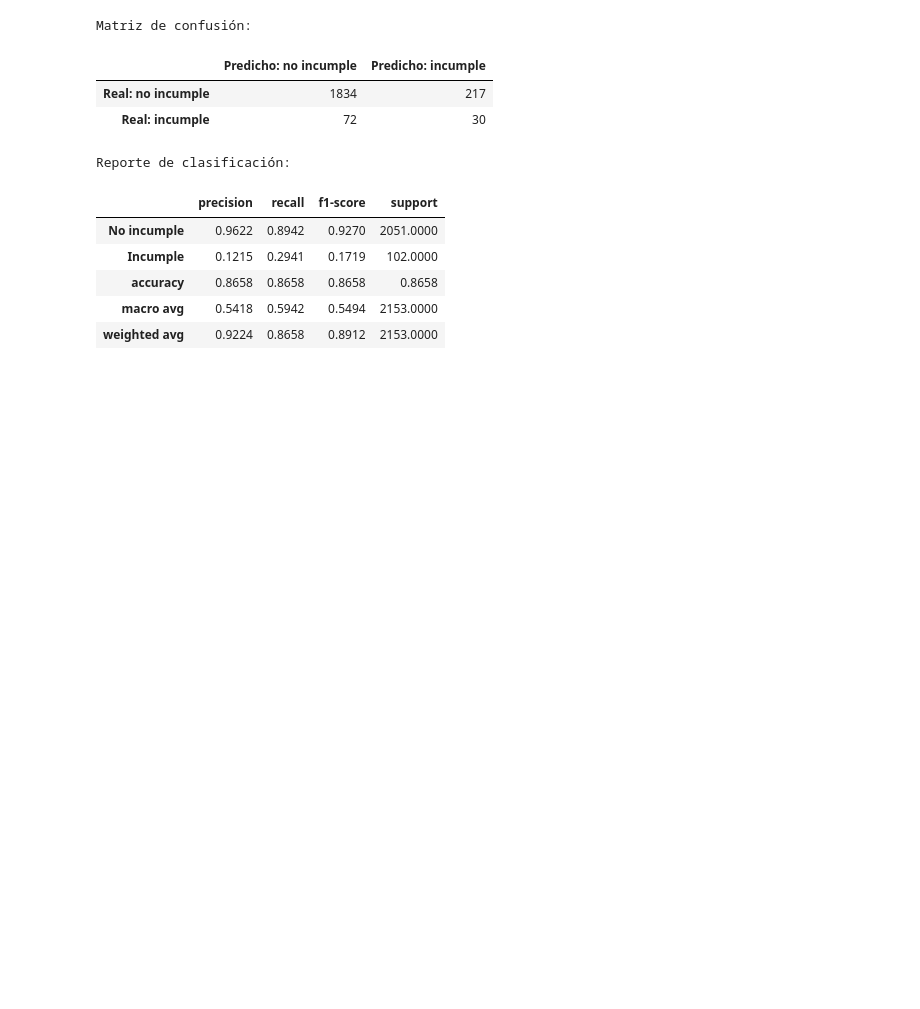
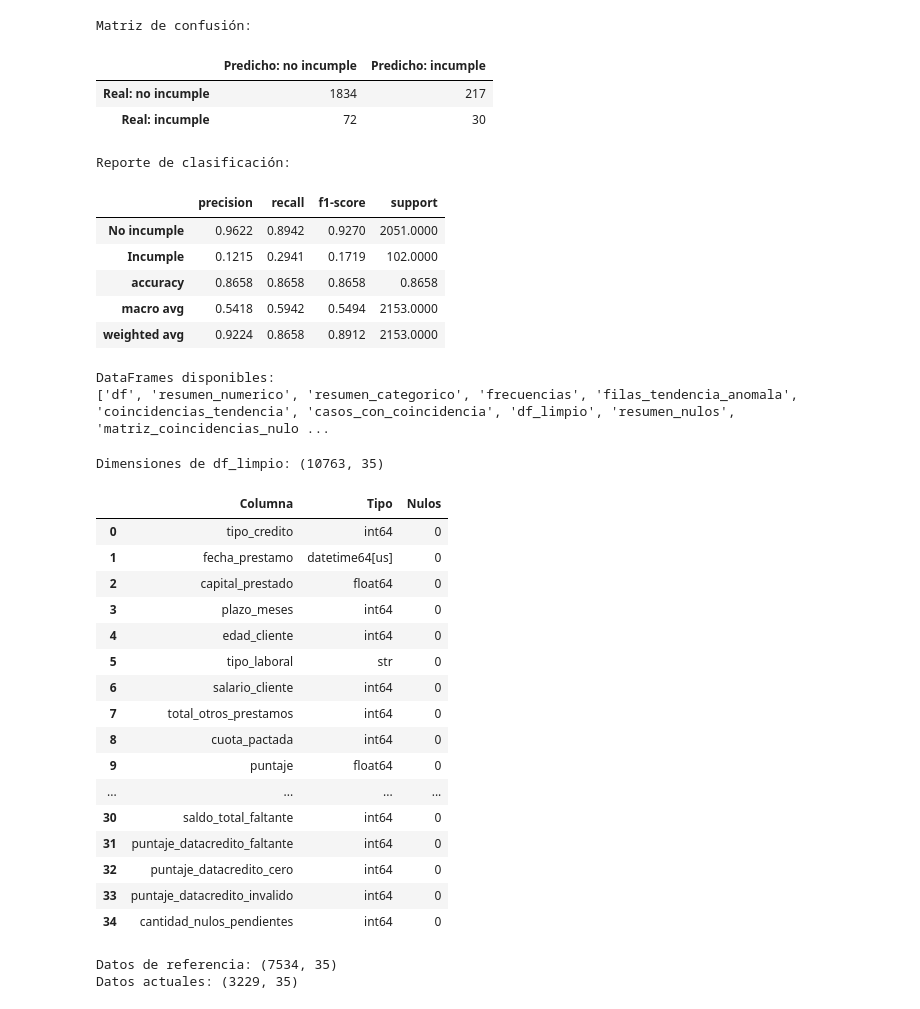
Before and after one commit to Diiimas/mlops_pipeline, a Jupyter notebook: src/comprension_eda.ipynb, the cells around one changed output. Saved outputs shown, nothing was run; the diff lists cells and outputs as text; code cells hidden in the pictures; blank space fills up the shorter version.

```diff
--- a/src/comprension_eda.ipynb
+++ b/src/comprension_eda.ipynb
@@ -3958,3 +3958,81 @@ Reporte de clasificación:
 | accuracy | 0.8658 | 0.8658 | 0.8658 | 0.8658 |
 | macro avg | 0.5418 | 0.5942 | 0.5494 | 2153.0000 |
 | weighted avg | 0.9224 | 0.8658 | 0.8912 | 2153.0000 |
+# %%
+print("DataFrames disponibles:")
+print([
+    nombre
+    for nombre, valor in globals().items()
+    if isinstance(valor, pd.DataFrame)
+])
+# %% [output]
+DataFrames disponibles:
+['df', 'resumen_numerico', 'resumen_categorico', 'frecuencias', 'filas_tendencia_anomala', 'coincidencias_tendencia', 'casos_con_coincidencia', 'df_limpio', 'resumen_nulos', 'matriz_coincidencias_nulo ...
+# %%
+print("Dimensiones de df_limpio:", df_limpio.shape)
+
+display(
+    pd.DataFrame({
+        "Columna": df_limpio.columns,
+        "Tipo": df_limpio.dtypes.astype(str).values,
+        "Nulos": df_limpio.isna().sum().values
+    })
+)
+# %% [output]
+Dimensiones de df_limpio: (10763, 35)
+|  | Columna | Tipo | Nulos |
+| 0 | tipo_credito | int64 | 0 |
+| 1 | fecha_prestamo | datetime64[us] | 0 |
+| 2 | capital_prestado | float64 | 0 |
+| 3 | plazo_meses | int64 | 0 |
+| 4 | edad_cliente | int64 | 0 |
+| 5 | tipo_laboral | str | 0 |
+| 6 | salario_cliente | int64 | 0 |
+| 7 | total_otros_prestamos | int64 | 0 |
+| 8 | cuota_pactada | int64 | 0 |
+| 9 | puntaje | float64 | 0 |
+| ... | ... | ... | ... |
+| 30 | saldo_total_faltante | int64 | 0 |
+| 31 | puntaje_datacredito_faltante | int64 | 0 |
+| 32 | puntaje_datacredito_cero | int64 | 0 |
+| 33 | puntaje_datacredito_invalido | int64 | 0 |
+| 34 | cantidad_nulos_pendientes | int64 | 0 |
+# %%
+# Preparación de datos para demostrar el monitoreo de data drift
+
+import importlib
+import model_monitoring
+
+importlib.reload(model_monitoring)
+
+from model_monitoring import detectar_data_drift
+
+# Orden temporal para simular un monitoreo periódico
+df_monitoreo = (
+    df_limpio
+    .sort_values("fecha_prestamo")
+    .reset_index(drop=True)
+)
+
+punto_corte = int(len(df_monitoreo) * 0.70)
+
+datos_referencia = df_monitoreo.iloc[:punto_corte].copy()
+datos_actuales = df_monitoreo.iloc[punto_corte:].copy()
+
+variables_numericas = [
+    "capital_prestado",
+    "plazo_meses",
+    "edad_cliente",
+    "salario_cliente"
+]
+
+variables_categoricas = [
+    "tipo_credito",
+    "tipo_laboral"
+]
+
+print("Datos de referencia:", datos_referencia.shape)
+print("Datos actuales:", datos_actuales.shape)
+# %% [output]
+Datos de referencia: (7534, 35)
+Datos actuales: (3229, 35)
```
Also changed, not shown: parts of 3 cells of this notebook, 5 other files.
